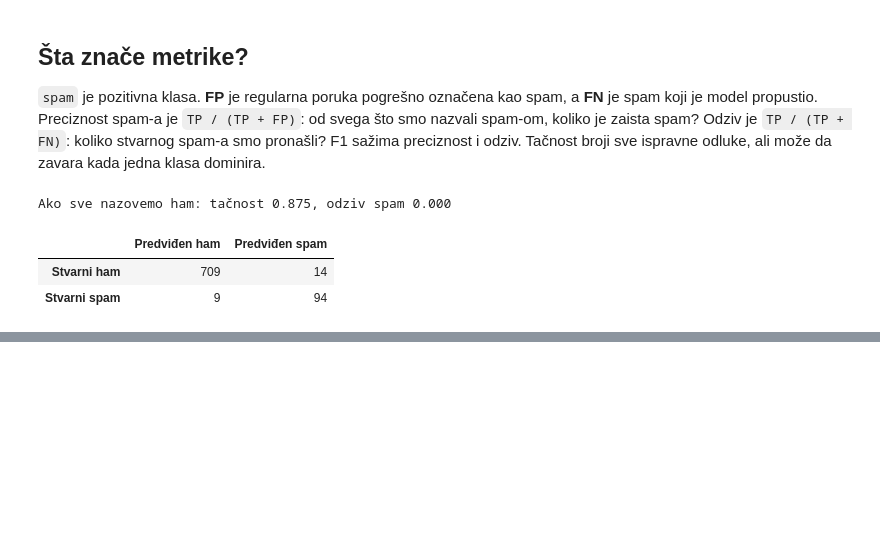
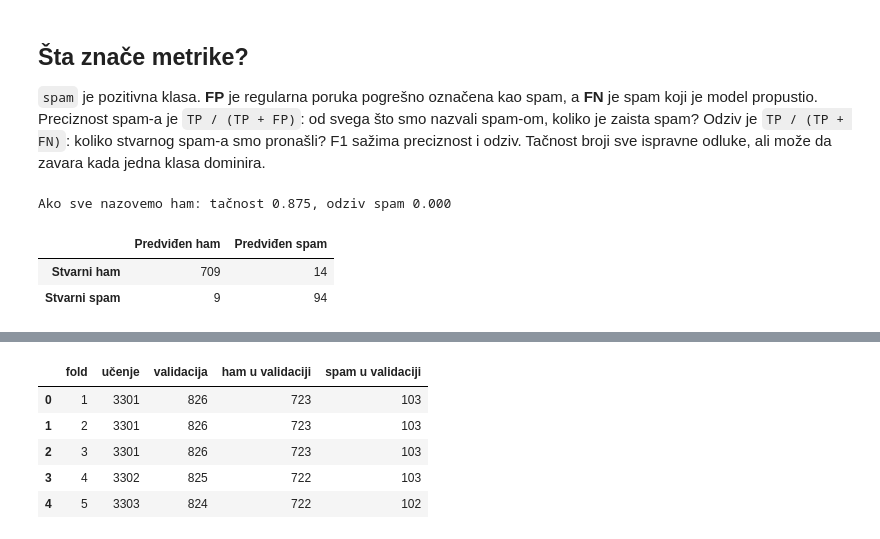
Before and after one commit to bogdanm01/SMS-Spam-Detection, a Jupyter notebook: notebooks/03_dataset_and_model.ipynb, the cells around one changed output, grey strips where cells are left out. Cells and saved outputs as stored; diff of their text form; code cells hidden in the pictures; blank space fills up the shorter version.

```diff
--- a/notebooks/03_dataset_and_model.ipynb
+++ b/notebooks/03_dataset_and_model.ipynb
@@ -294,0 +299,24 @@ Rezultati važe za **jednu** podelu i početnu konfiguraciju. U prvoj epohi vali
+# %%
+from src.cross_validation import stratified_folds, run_cross_validation
+
+folds = stratified_folds(train, n_splits=5, random_seed=42)
+all_validation_texts = [text for _, validation in folds for text in validation["text"]]
+assert len(all_validation_texts) == len(train) == len(set(all_validation_texts))
+
+pd.DataFrame([
+    {
+        "fold": number,
+        "učenje": len(fit),
+        "validacija": len(validation),
+        "ham u validaciji": (validation["label"] == "ham").sum(),
+        "spam u validaciji": (validation["label"] == "spam").sum(),
+    }
+    for number, (fit, validation) in enumerate(folds, start=1)
+])
+# %% [output]
+|  | fold | učenje | validacija | ham u validaciji | spam u validaciji |
+| 0 | 1 | 3301 | 826 | 723 | 103 |
+| 1 | 2 | 3301 | 826 | 723 | 103 |
+| 2 | 3 | 3301 | 826 | 723 | 103 |
+| 3 | 4 | 3302 | 825 | 722 | 103 |
+| 4 | 5 | 3303 | 824 | 722 | 102 |
```
Also changed, not shown: parts of 8 cells of this notebook, 2 other files.
